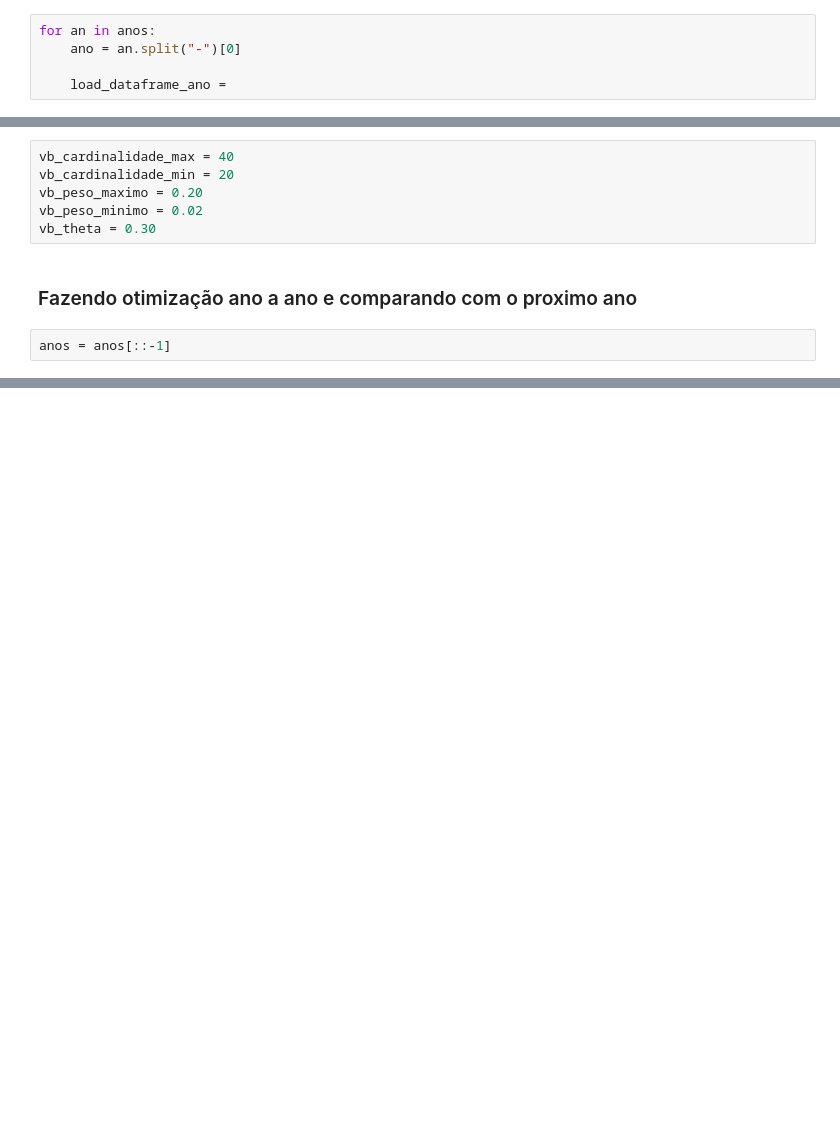
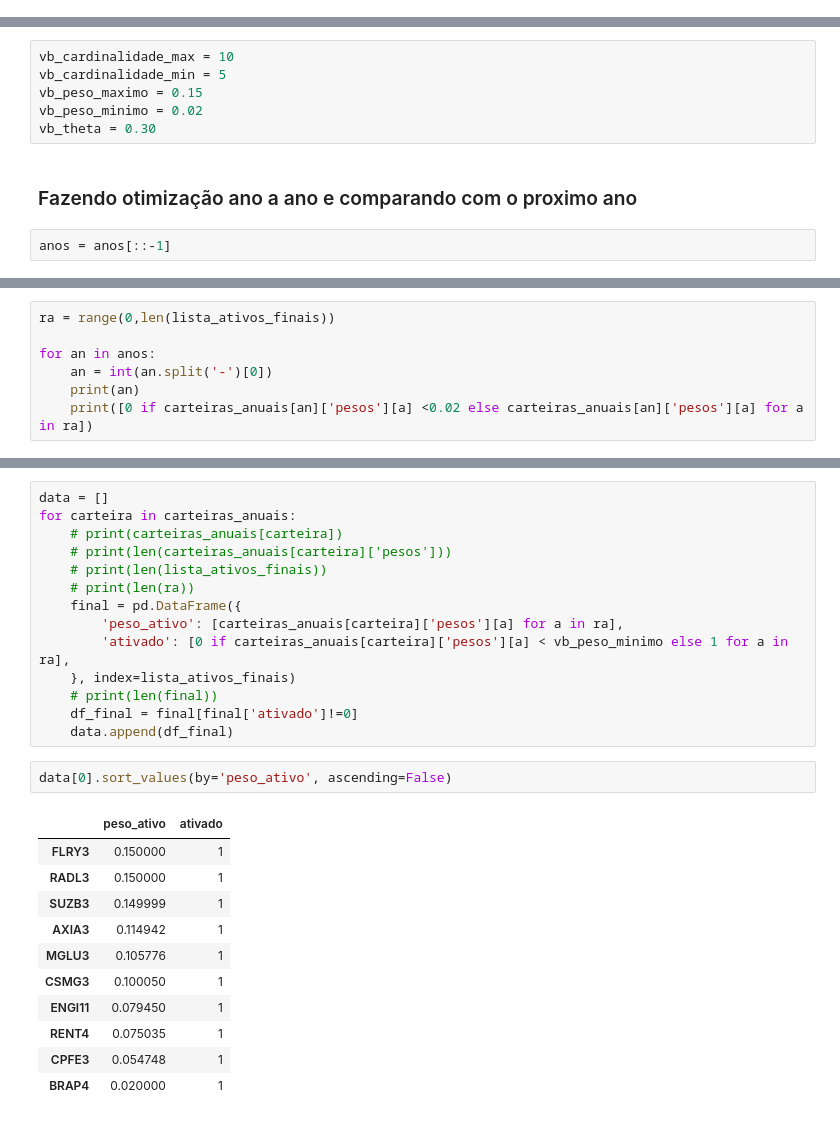
Before and after one commit to JoaoNogaroli/mestrado, a Jupyter notebook: Disciplina-atellier/aula 01-07-2026/app_todos_anos_sharpe.ipynb, the cells around one changed output, grey strips where cells are left out. Cells and saved outputs as stored; diff of their text form; blank space fills up the shorter version.

```diff
--- a/Disciplina-atellier/aula 01-07-2026/app_todos_anos_sharpe.ipynb
+++ b/Disciplina-atellier/aula 01-07-2026/app_todos_anos_sharpe.ipynb
@@ -245,8 +251,3 @@ dict_excesso['2017']
 # %%
 exc_2016 = df_ativos_2016.sub(selic_d_2016['valor_diario'], axis=0)
 sharpe_2016 = exc_2016.mean() / df_ativos_2016.std()   # Series: index=ticker
-# %%
-for an in anos:
-    ano = an.split("-")[0]
-
-    load_dataframe_ano =
@@ -414,9 +367,9 @@ score_todos_anos.iloc[1,0]
 # %% [markdown]
 ## Hiperparâmetros
 # %%
-vb_cardinalidade_max = 40
-vb_cardinalidade_min = 20
-vb_peso_maximo = 0.20
+vb_cardinalidade_max = 10
+vb_cardinalidade_min = 5
+vb_peso_maximo = 0.15
 vb_peso_minimo = 0.02
 vb_theta = 0.30
 # %% [markdown]
@@ -516,0 +622,7 @@ Retornos atualizados
+# %%
+ra = range(0,len(lista_ativos_finais))
+
+for an in anos:
+    an = int(an.split('-')[0])
+    print(an)
+    print([0 if carteiras_anuais[an]['pesos'][a] <0.02 else carteiras_anuais[an]['pesos'][a] for a in ra])
@@ -516,0 +647,28 @@ Retornos atualizados
+# %%
+data = []
+for carteira in carteiras_anuais:
+    # print(carteiras_anuais[carteira])
+    # print(len(carteiras_anuais[carteira]['pesos']))
+    # print(len(lista_ativos_finais))
+    # print(len(ra))
+    final = pd.DataFrame({
+        'peso_ativo': [carteiras_anuais[carteira]['pesos'][a] for a in ra],
+        'ativado': [0 if carteiras_anuais[carteira]['pesos'][a] < vb_peso_minimo else 1 for a in ra],
+    }, index=lista_ativos_finais)
+    # print(len(final))
+    df_final = final[final['ativado']!=0]
+    data.append(df_final)
+# %%
+data[0].sort_values(by='peso_ativo', ascending=False)
+# %% [output]
+|  | peso_ativo | ativado |
+| FLRY3 | 0.150000 | 1 |
+| RADL3 | 0.150000 | 1 |
+| SUZB3 | 0.149999 | 1 |
+| AXIA3 | 0.114942 | 1 |
+| MGLU3 | 0.105776 | 1 |
+| CSMG3 | 0.100050 | 1 |
+| ENGI11 | 0.079450 | 1 |
+| RENT4 | 0.075035 | 1 |
+| CPFE3 | 0.054748 | 1 |
+| BRAP4 | 0.020000 | 1 |
```
Also changed, not shown: parts of 11 cells of this notebook, 1 other file.
